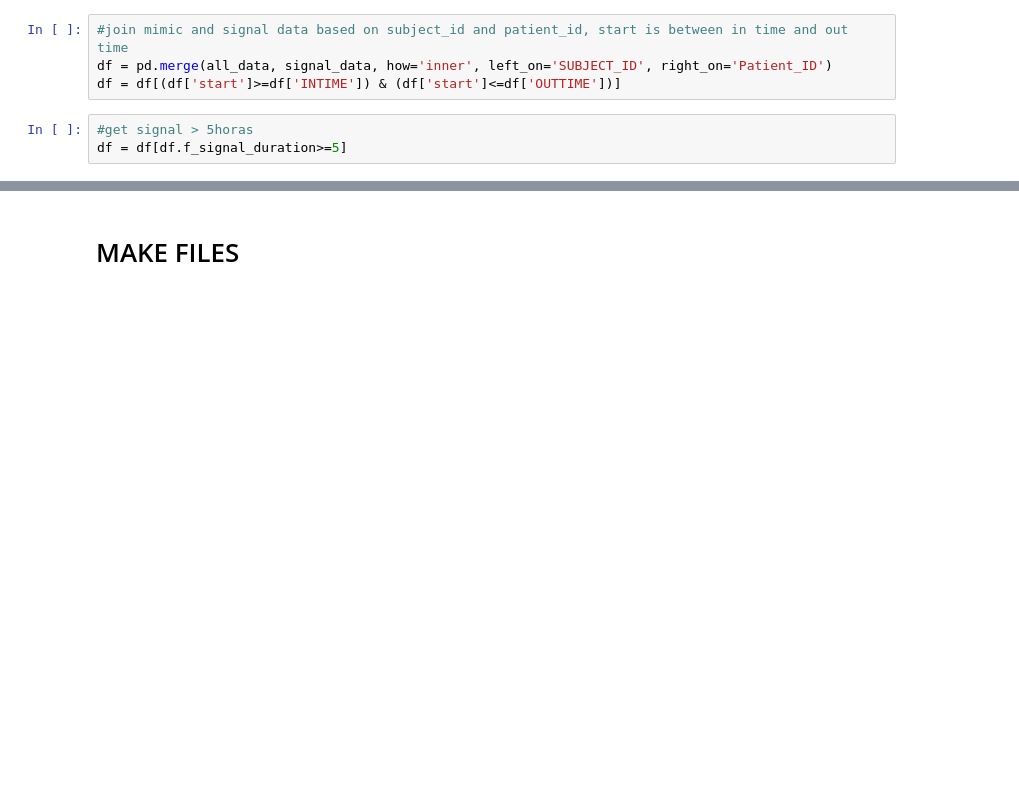
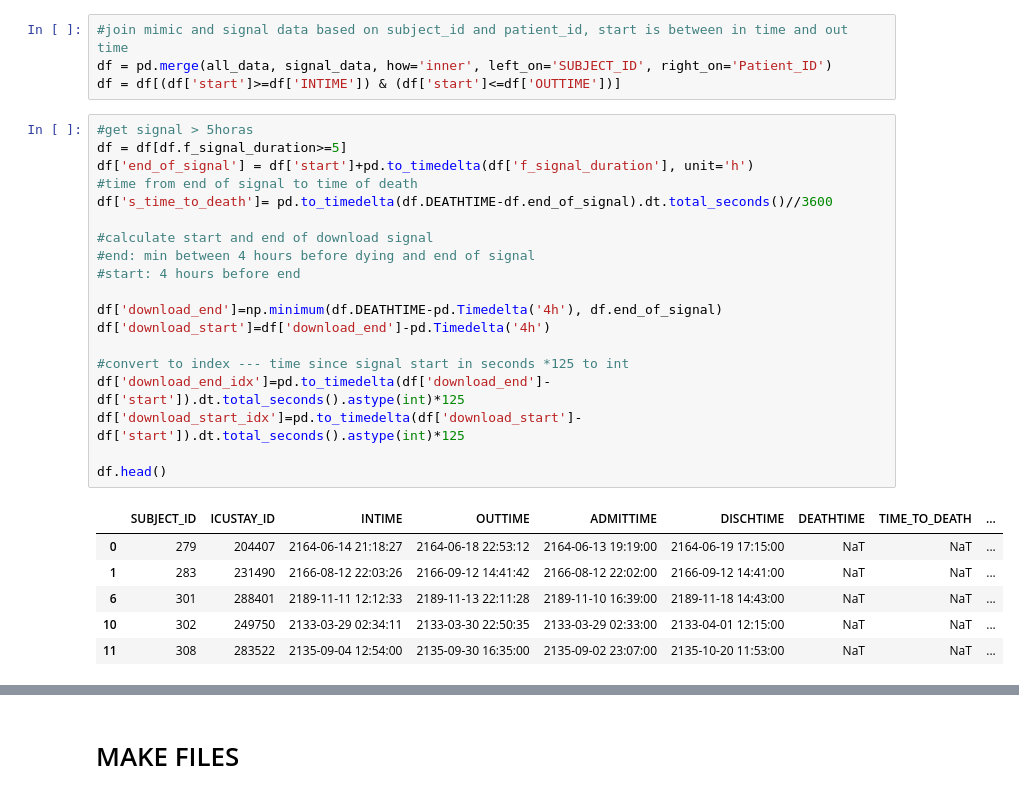
Before and after one commit to andresmore/HR_Analysis, a Jupyter notebook: HR_Analysis/LoadDataMimic.ipynb, the cells around one changed output, grey strips where cells are left out. Saved outputs shown, nothing was run; the diff lists cells and outputs as text; blank space fills up the shorter version.

```diff
--- a/HR_Analysis/LoadDataMimic.ipynb
+++ b/HR_Analysis/LoadDataMimic.ipynb
@@ -383,6 +383,29 @@ signal_data.head()
 #join mimic and signal data based on subject_id and patient_id, start is between in time and out time
 df = pd.merge(all_data, signal_data, how='inner', left_on='SUBJECT_ID', right_on='Patient_ID')
 df = df[(df['start']>=df['INTIME']) & (df['start']<=df['OUTTIME'])]
-# %%
-#get signal > 5horas
-df = df[df.f_signal_duration>=5]
+# %%
+#get signal > 5horas
+df = df[df.f_signal_duration>=5]
+df['end_of_signal'] = df['start']+pd.to_timedelta(df['f_signal_duration'], unit='h')
+#time from end of signal to time of death
+df['s_time_to_death']= pd.to_timedelta(df.DEATHTIME-df.end_of_signal).dt.total_seconds()//3600
+
+#calculate start and end of download signal
+#end: min between 4 hours before dying and end of signal
+#start: 4 hours before end
+
+df['download_end']=np.minimum(df.DEATHTIME-pd.Timedelta('4h'), df.end_of_signal)
+df['download_start']=df['download_end']-pd.Timedelta('4h')
+
+#convert to index --- time since signal start in seconds *125 to int
+df['download_end_idx']=pd.to_timedelta(df['download_end']-df['start']).dt.total_seconds().astype(int)*125
+df['download_start_idx']=pd.to_timedelta(df['download_start']-df['start']).dt.total_seconds().astype(int)*125
+
+df.head()
+# %% [output]
+|  | SUBJECT_ID | ICUSTAY_ID | INTIME | OUTTIME | ADMITTIME | DISCHTIME | DEATHTIME | TIME_TO_DEATH | ... |
+| 0 | 279 | 204407 | 2164-06-14 21:18:27 | 2164-06-18 22:53:12 | 2164-06-13 19:19:00 | 2164-06-19 17:15:00 | NaT | NaT | ... |
+| 1 | 283 | 231490 | 2166-08-12 22:03:26 | 2166-09-12 14:41:42 | 2166-08-12 22:02:00 | 2166-09-12 14:41:00 | NaT | NaT | ... |
+| 6 | 301 | 288401 | 2189-11-11 12:12:33 | 2189-11-13 22:11:28 | 2189-11-10 16:39:00 | 2189-11-18 14:43:00 | NaT | NaT | ... |
+| 10 | 302 | 249750 | 2133-03-29 02:34:11 | 2133-03-30 22:50:35 | 2133-03-29 02:33:00 | 2133-04-01 12:15:00 | NaT | NaT | ... |
+| 11 | 308 | 283522 | 2135-09-04 12:54:00 | 2135-09-30 16:35:00 | 2135-09-02 23:07:00 | 2135-10-20 11:53:00 | NaT | NaT | ... |
```
Also changed, not shown: parts of 6 cells of this notebook.
